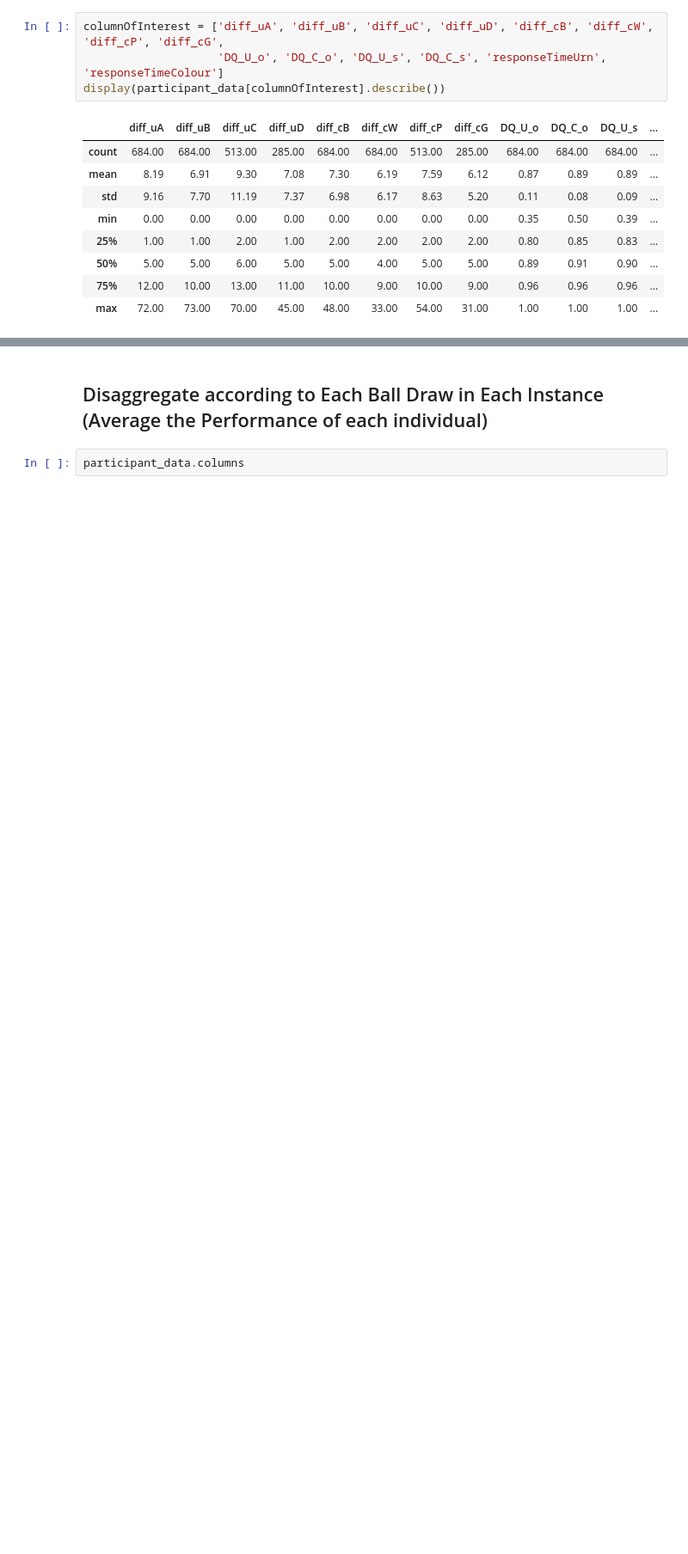
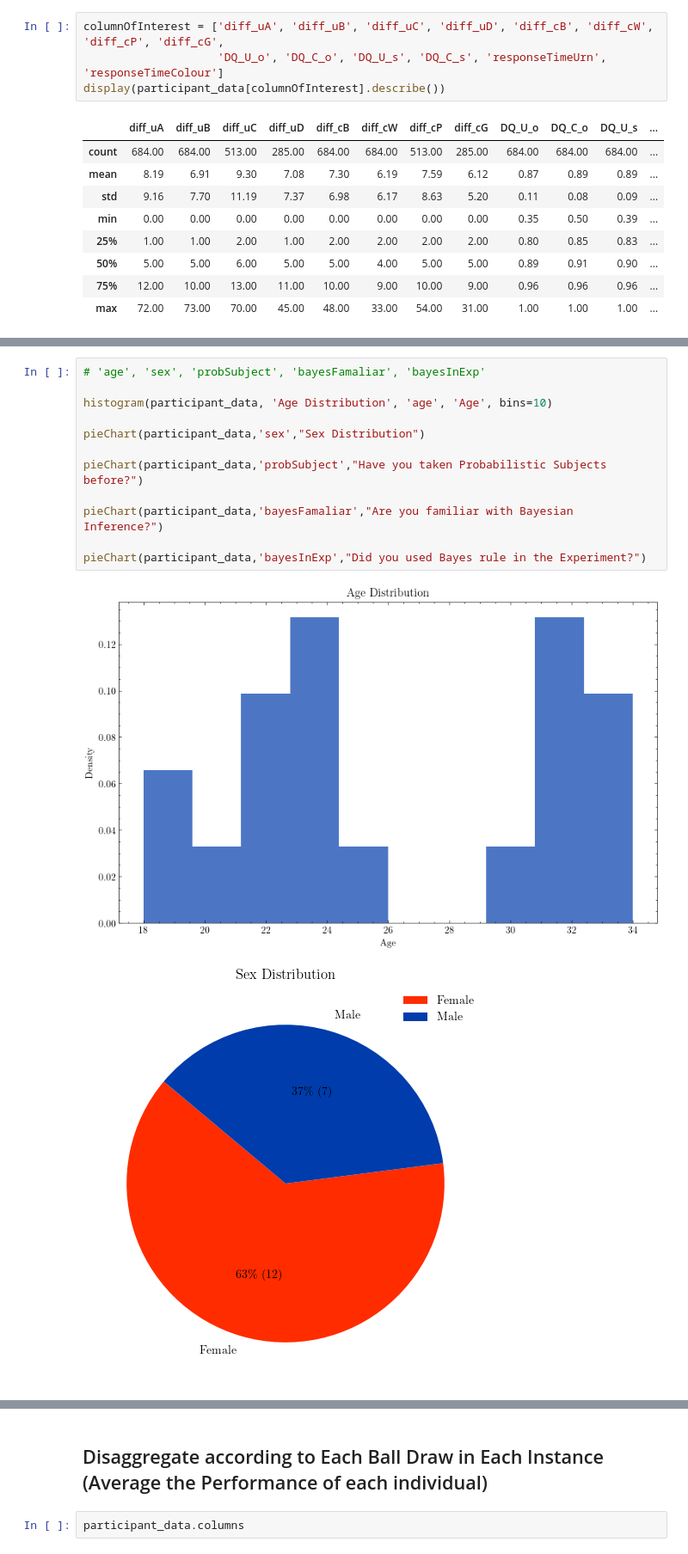
Before and after one commit to ZhongyuXu/beliefUpdating, a Jupyter notebook: Analysis/draft2.ipynb, the cells around one changed output, grey strips where cells are left out. Shown: that part at 86% size. Saved outputs shown, nothing was run; the diff lists cells and outputs as text; blank space fills up the shorter version.

```diff
--- a/Analysis/draft2.ipynb
+++ b/Analysis/draft2.ipynb
@@ -819,0 +893,15 @@ display(participant_data[columnOfInterest].describe())
+# %%
+# 'age', 'sex', 'probSubject', 'bayesFamaliar', 'bayesInExp'
+
+histogram(participant_data, 'Age Distribution', 'age', 'Age', bins=10)
+
+pieChart(participant_data,'sex',"Sex Distribution")
+
+pieChart(participant_data,'probSubject',"Have you taken Probabilistic Subjects before?")
+
+pieChart(participant_data,'bayesFamaliar',"Are you familiar with Bayesian Inference?")
+
+pieChart(participant_data,'bayesInExp',"Did you used Bayes rule in the Experiment?")
+# %% [output]
+[figure, added]
+[figure, added]
```
Also changed, not shown: parts of 49 cells of this notebook.
